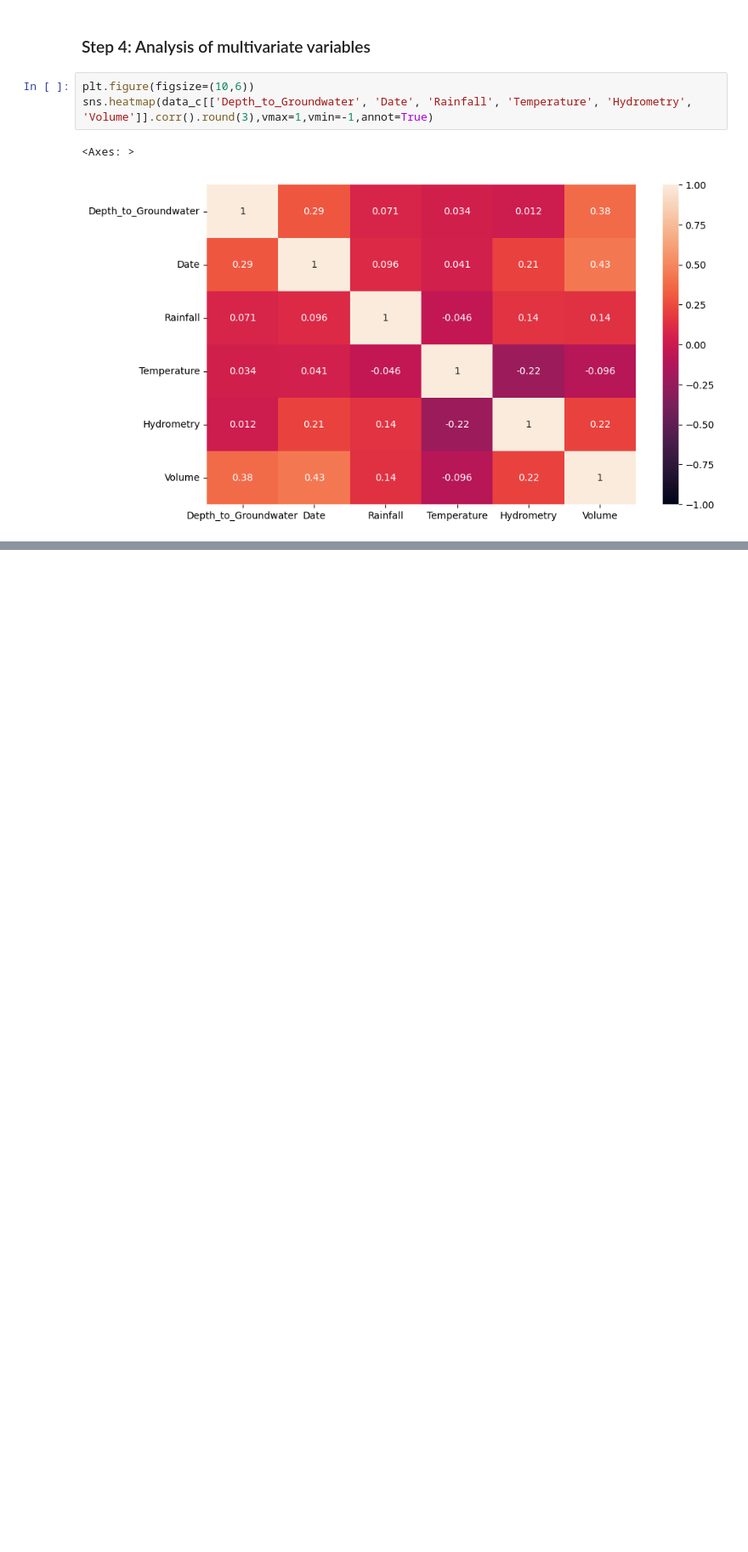
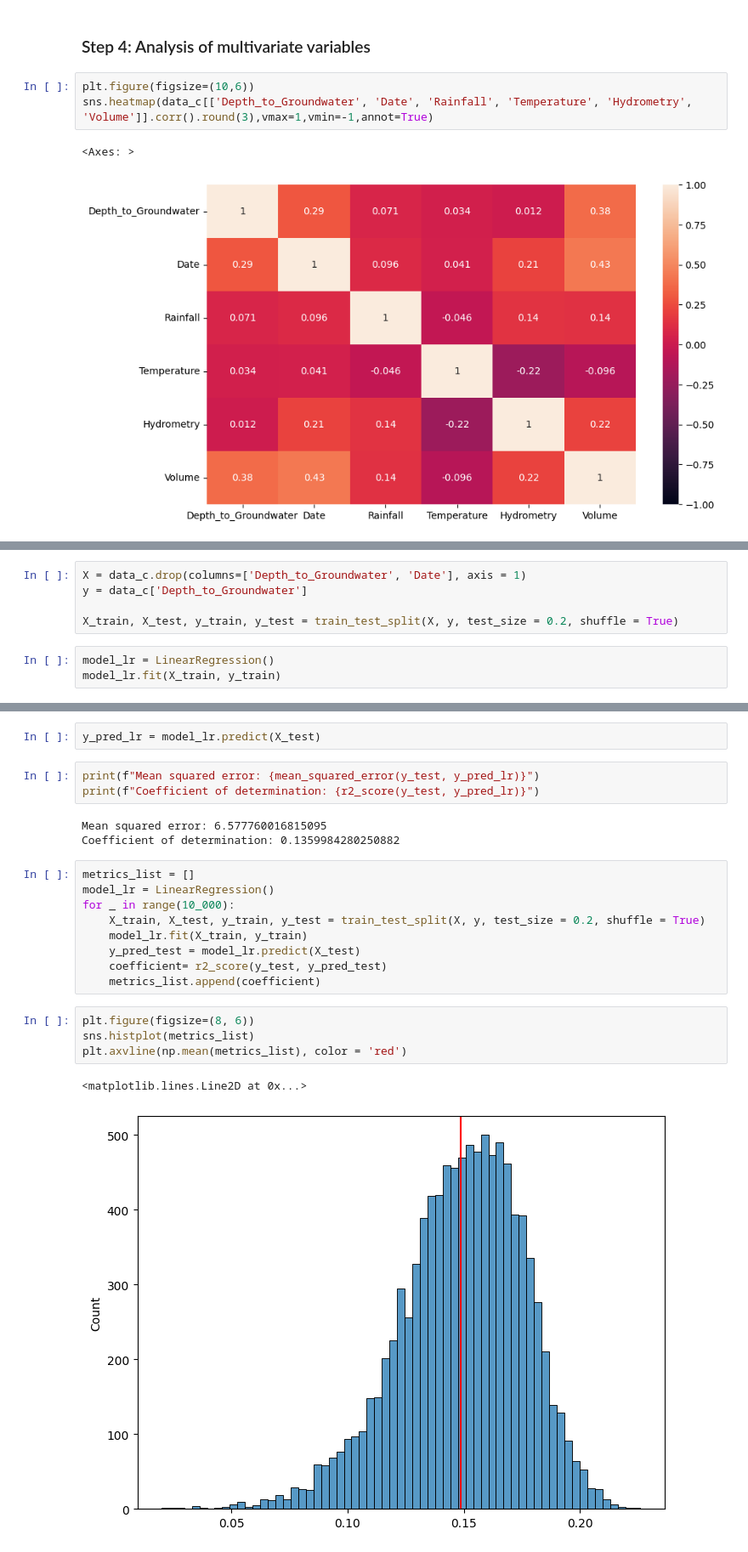
Before and after one commit to 4GeeksAcademy/remelop_Time_Series_Project, a Jupyter notebook: src/Time_Series_Project.ipynb, the cells around one changed output, grey strips where cells are left out. Shown at 85% size. Cells and saved outputs as stored; diff of their text form; blank space fills up the shorter version.

```diff
--- a/src/Time_Series_Project.ipynb
+++ b/src/Time_Series_Project.ipynb
@@ -158,0 +215,8 @@ The features with the strongest relationship with Depth to Ground are Volume, Da
+# %%
+X = data_c.drop(columns=['Depth_to_Groundwater', 'Date'], axis = 1)
+y = data_c['Depth_to_Groundwater']
+
+X_train, X_test, y_train, y_test = train_test_split(X, y, test_size = 0.2, shuffle = True)
+# %%
+model_lr = LinearRegression()
+model_lr.fit(X_train, y_train)
@@ -158,0 +231,24 @@ The features with the strongest relationship with Depth to Ground are Volume, Da
+# %%
+y_pred_lr = model_lr.predict(X_test)
+# %%
+print(f"Mean squared error: {mean_squared_error(y_test, y_pred_lr)}")
+print(f"Coefficient of determination: {r2_score(y_test, y_pred_lr)}")
+# %% [output]
+Mean squared error: 6.577760016815095
+Coefficient of determination: 0.1359984280250882
+# %%
+metrics_list = []
+model_lr = LinearRegression()
+for _ in range(10_000):
+    X_train, X_test, y_train, y_test = train_test_split(X, y, test_size = 0.2, shuffle = True)
+    model_lr.fit(X_train, y_train)
+    y_pred_test = model_lr.predict(X_test)
+    coefficient= r2_score(y_test, y_pred_test)
+    metrics_list.append(coefficient)
+# %%
+plt.figure(figsize=(8, 6))
+sns.histplot(metrics_list)
+plt.axvline(np.mean(metrics_list), color = 'red')
+# %% [output]
+<matplotlib.lines.Line2D at 0x...>
+[figure, added]
```
Also changed, not shown: parts of 21 cells of this notebook, 1 other file.
